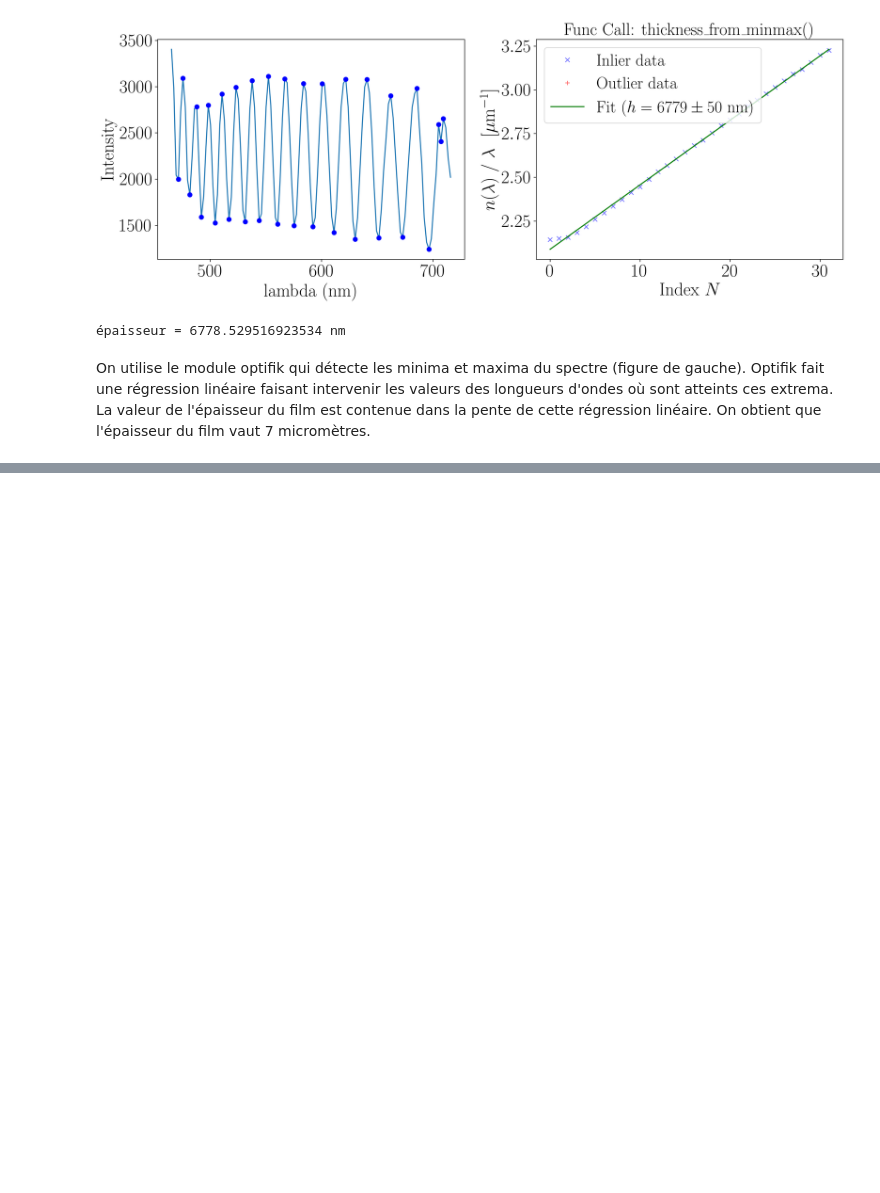
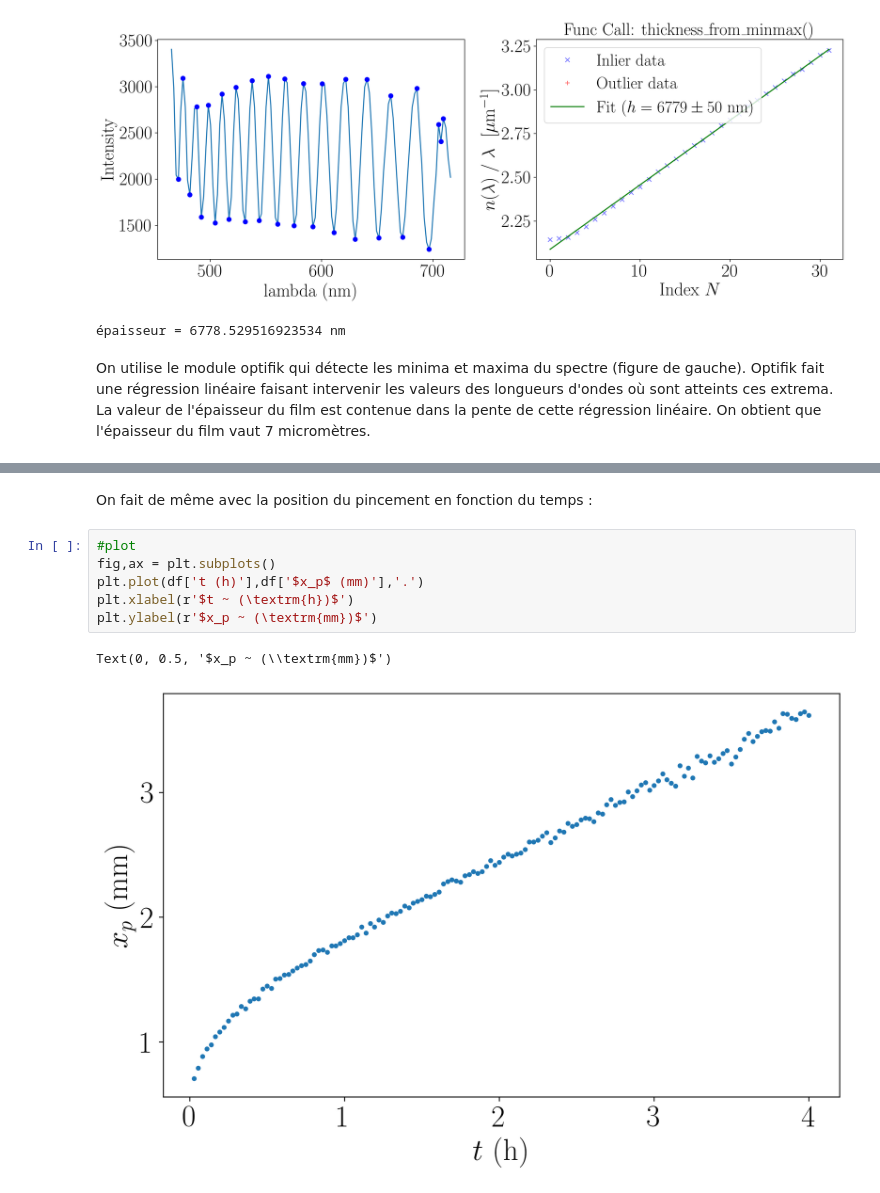
Before and after one commit to aliciaaef/thin-film-hyperspectral, a Jupyter notebook: main.ipynb, the cells around one changed output, grey strips where cells are left out. Cells and saved outputs as stored; diff of their text form; blank space fills up the shorter version.

```diff
--- a/main.ipynb
+++ b/main.ipynb
@@ -66,0 +142,11 @@ On obtient que l'épaisseur du film vaut 7 micromètres.
+# %% [markdown]
+On fait de même avec la position du pincement en fonction du temps :
+# %%
+#plot
+fig,ax = plt.subplots()
+plt.plot(df['t (h)'],df['$x_p$ (mm)'],'.')
+plt.xlabel(r'$t ~ (\textrm{h})$')
+plt.ylabel(r'$x_p ~ (\textrm{mm})$')
+# %% [output]
+Text(0, 0.5, '$x_p ~ (\\textrm{mm})$')
+[figure, added]
```
Also changed, not shown: parts of 15 cells of this notebook, 4 other files.
